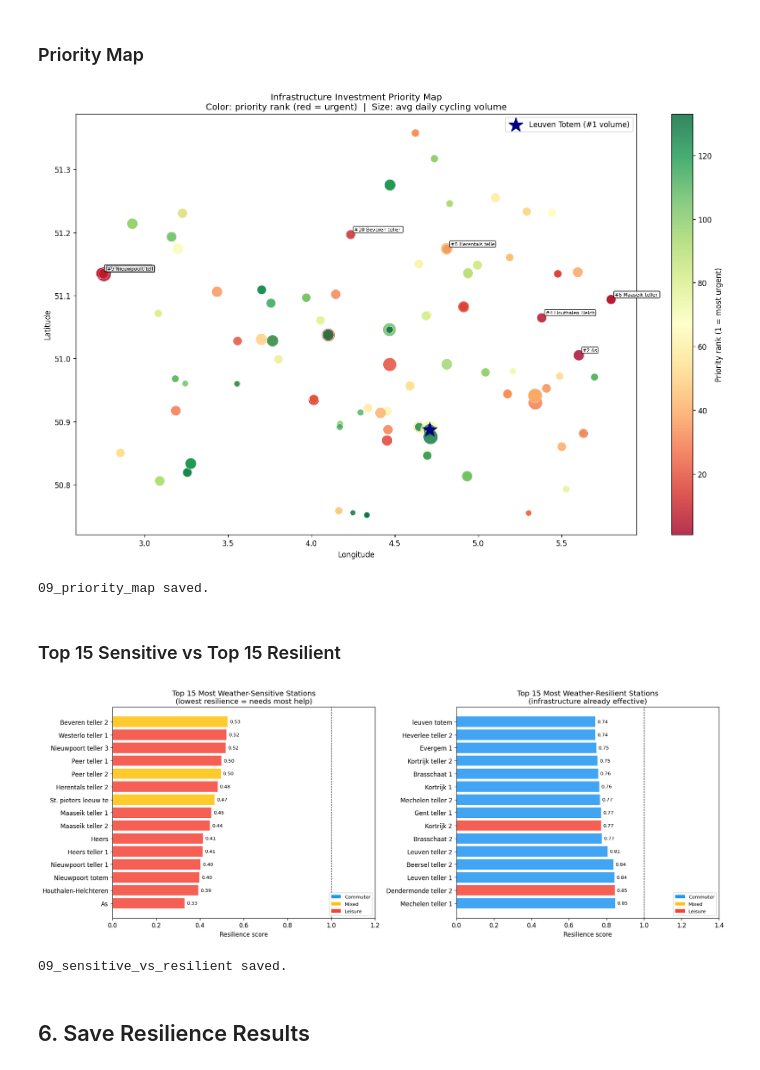
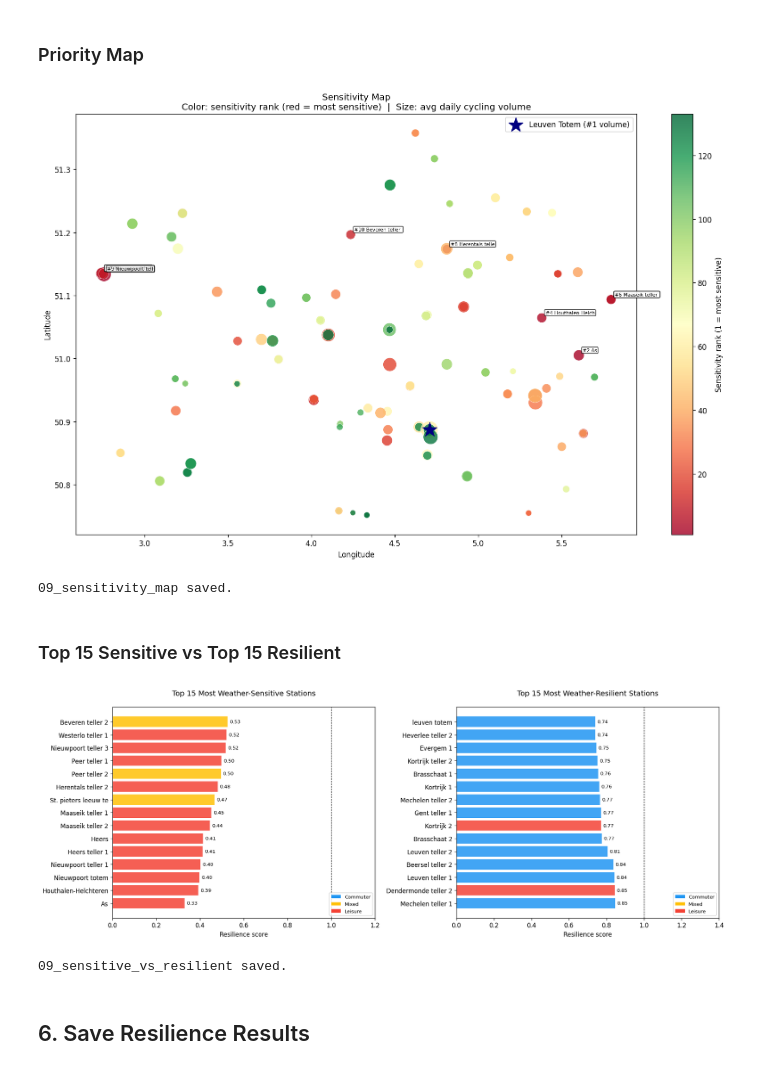
Before and after one commit to Queena34/mda-cycling-weather-group6, a Jupyter notebook: notebooks/09_sensitivity_analysis.ipynb, the cells around one changed output. Drawn from its saved outputs; the diff is of its cells as text; code cells hidden in the pictures.

```diff
--- a/notebooks/09_sensitivity_analysis.ipynb
+++ b/notebooks/09_sensitivity_analysis.ipynb
@@ -498,22 +498,22 @@ lt = resilience[resilience["site ID"] == 107]
 ax.scatter(lt["lon"], lt["lat"], color="navy", marker="*",
            s=400, zorder=10, label="Leuven Totem (#1 volume)")
 
-plt.colorbar(scatter, ax=ax, label="Priority rank (1 = most urgent)")
+plt.colorbar(scatter, ax=ax, label="Sensitivity rank (1 = most sensitive)")
 ax.set_xlabel("Longitude")
 ax.set_ylabel("Latitude")
 ax.set_title(
-    "Infrastructure Investment Priority Map\n"
-    "Color: priority rank (red = urgent)  |  Size: avg daily cycling volume",
+    "Sensitivity Map\n"
+    "Color: sensitivity rank (red = most sensitive)  |  Size: avg daily cycling volume",
     fontsize=12,
 )
 ax.legend()
 fig.tight_layout()
-fig.savefig(FIGS / "09_priority_map.png", dpi=150)
+fig.savefig(FIGS / "09_sensitivity_map.png", dpi=150)
 plt.show()
-print("09_priority_map saved.")
+print("09_sensitivity_map saved.")
 # %% [output]
-[figure, old version]
+[figure, new version]
-09_priority_map saved.
+09_sensitivity_map saved.
 # %% [markdown]
 ### Top 15 Sensitive vs Top 15 Resilient
 # %%
@@ -534,38 +534,36 @@ bars = ax.barh(sensitive_15["naam"].str[:20],
                color=colors_s, alpha=0.85)
 ax.axvline(1.0, color="black", linestyle="--", linewidth=0.8)
 ax.set_xlabel("Resilience score")
-ax.set_title("Top 15 Most Weather-Sensitive Stations\n"
-             "(lowest resilience = needs most help)")
+ax.set_title("Top 15 Most Weather-Sensitive Stations\n")
 ax.set_xlim(0, 1.2)
 for bar, val in zip(bars, sensitive_15["resilience_score"]):
     ax.text(val + 0.01, bar.get_y() + bar.get_height() / 2,
             f"{val:.2f}", va="center", fontsize=8)
 ax.legend(handles=legend_elements, loc="lower right", fontsize=8)
 
 # Right: top 15 most resilient
 ax = axes[1]
 resilient_15 = resilience.nlargest(15, "resilience_score").sort_values(
     "resilience_score", ascending=False)
 colors_r = [COLORS.get(st, "gray") for st in resilient_15["site_type"]]
 bars = ax.barh(resilient_15["naam"].str[:20],
                resilient_15["resilience_score"],
                color=colors_r, alpha=0.85)
 ax.axvline(1.0, color="black", linestyle="--", linewidth=0.8)
 ax.set_xlabel("Resilience score")
-ax.set_title("Top 15 Most Weather-Resilient Stations\n"
-             "(infrastructure already effective)")
+ax.set_title("Top 15 Most Weather-Resilient Stations\n")
 ax.set_xlim(0, 1.4)
 for bar, val in zip(bars, resilient_15["resilience_score"]):
     ax.text(val + 0.01, bar.get_y() + bar.get_height() / 2,
             f"{val:.2f}", va="center", fontsize=8)
 ax.legend(handles=legend_elements, loc="lower right", fontsize=8)
 
 fig.tight_layout()
 fig.savefig(FIGS / "09_sensitive_vs_resilient.png", dpi=150)
 plt.show()
 print("09_sensitive_vs_resilient saved.")
 # %% [output]
-[figure, old version]
+[figure, new version]
 09_sensitive_vs_resilient saved.
 # %% [markdown]
 ## 6. Save Resilience Results
```
Also changed, not shown: parts of 1 cell of this notebook.
